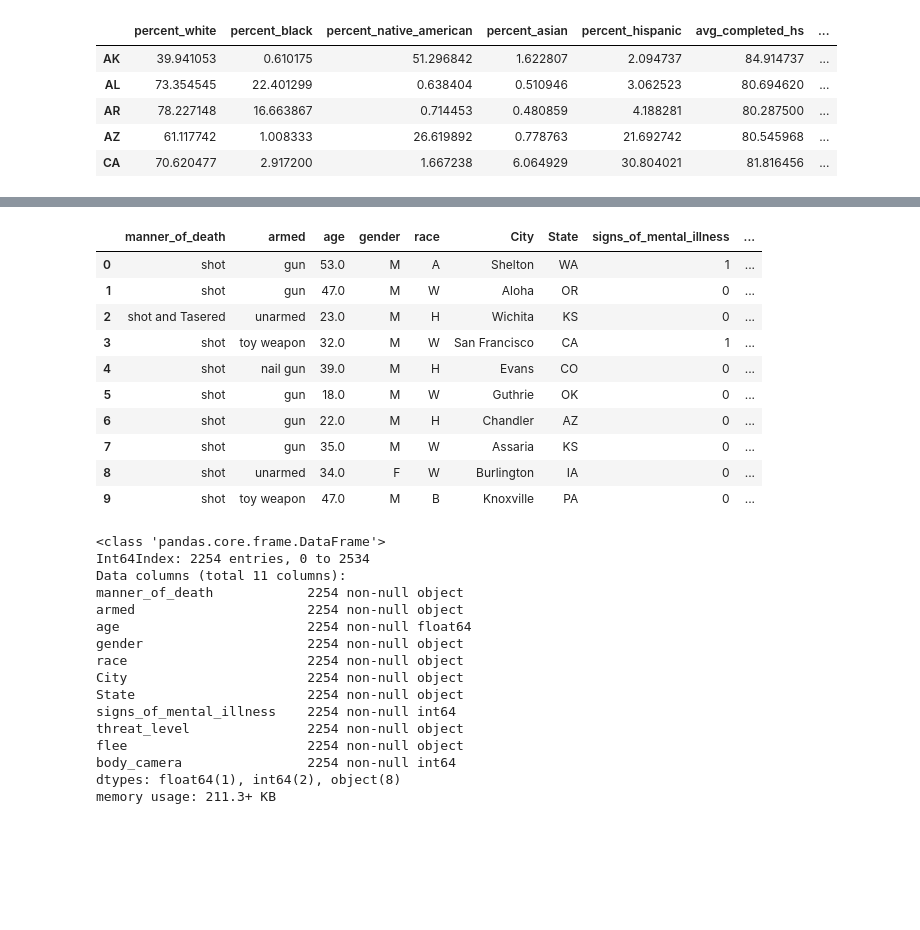
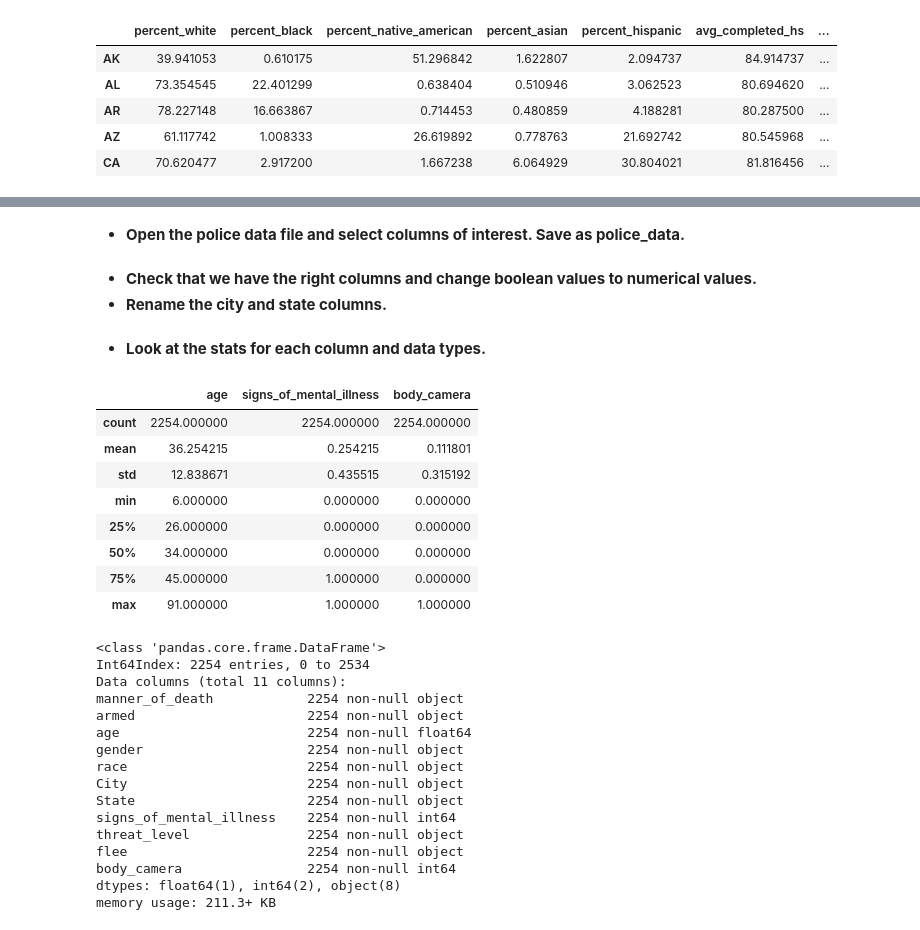
Before and after one commit to truongc2/Police-Encounters, a Jupyter notebook: Fatal Police Encounters.ipynb, the cells around one changed output, grey strips where cells are left out. Saved outputs shown, nothing was run; the diff lists cells and outputs as text; code cells hidden in the pictures; blank space fills up the shorter version.

```diff
--- a/Fatal Police Encounters.ipynb
+++ b/Fatal Police Encounters.ipynb
@@ -216 +248,3 @@ df2_corr[['avg_completed_hs', 'avg_poverty_rate']].plot.bar()
+# %% [markdown]
+- **Open the police data file and select columns of interest. Save as police_data.**
 # %%
@@ -222,22 +254,7 @@ police_data = police_data[police_cols]
+# %% [markdown]
+- **Check that we have the right columns and change boolean values to numerical values.**
+- **Rename the city and state columns.**
 # %%
-#check that we have the right columns and change boolean values to numerical values
 police_data.body_camera = police_data.body_camera.astype(int)
 police_data.signs_of_mental_illness = police_data.signs_of_mental_illness.astype(int)
 police_data.dropna(inplace = True)
-police_data = police_data.rename(columns = {'city' : 'City', 'state' : 'State'})
-police_data.head()
-
-
-police_data.head(10)
-# %% [output]
-|  | manner_of_death | armed | age | gender | race | City | State | signs_of_mental_illness | ... |
-| 0 | shot | gun | 53.0 | M | A | Shelton | WA | 1 | ... |
-| 1 | shot | gun | 47.0 | M | W | Aloha | OR | 0 | ... |
-| 2 | shot and Tasered | unarmed | 23.0 | M | H | Wichita | KS | 0 | ... |
-| 3 | shot | toy weapon | 32.0 | M | W | San Francisco | CA | 1 | ... |
-| 4 | shot | nail gun | 39.0 | M | H | Evans | CO | 0 | ... |
-| 5 | shot | gun | 18.0 | M | W | Guthrie | OK | 0 | ... |
-| 6 | shot | gun | 22.0 | M | H | Chandler | AZ | 0 | ... |
-| 7 | shot | gun | 35.0 | M | W | Assaria | KS | 0 | ... |
-| 8 | shot | unarmed | 34.0 | F | W | Burlington | IA | 0 | ... |
-| 9 | shot | toy weapon | 47.0 | M | B | Knoxville | PA | 0 | ... |
@@ -244,3 +263,17 @@ police_data.head(10)
+# %% [markdown]
+- **Look at the stats for each column and data types.**
+# %%
+police_data.describe()
+# %% [output]
+|  | age | signs_of_mental_illness | body_camera |
+| count | 2254.000000 | 2254.000000 | 2254.000000 |
+| mean | 36.254215 | 0.254215 | 0.111801 |
+| std | 12.838671 | 0.435515 | 0.315192 |
+| min | 6.000000 | 0.000000 | 0.000000 |
+| 25% | 26.000000 | 0.000000 | 0.000000 |
+| 50% | 34.000000 | 0.000000 | 0.000000 |
+| 75% | 45.000000 | 1.000000 | 0.000000 |
+| max | 91.000000 | 1.000000 | 1.000000 |
 # %%
 police_data.info()
 # %% [output]
```
Also changed, not shown: parts of 72 cells of this notebook.
